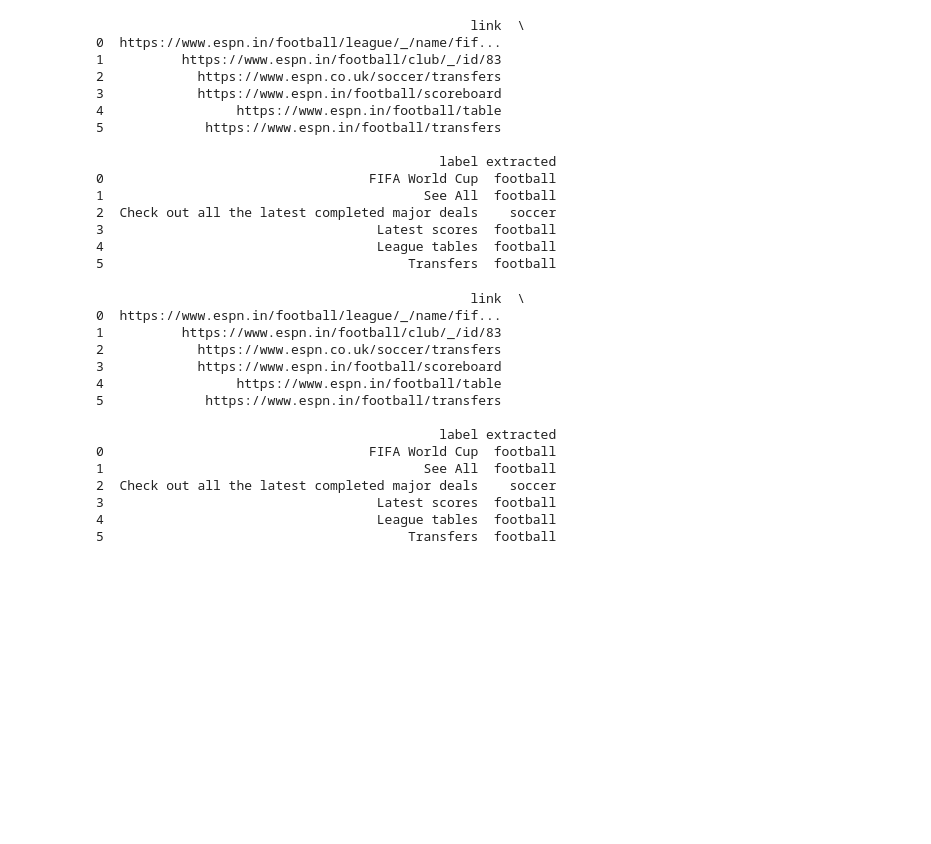
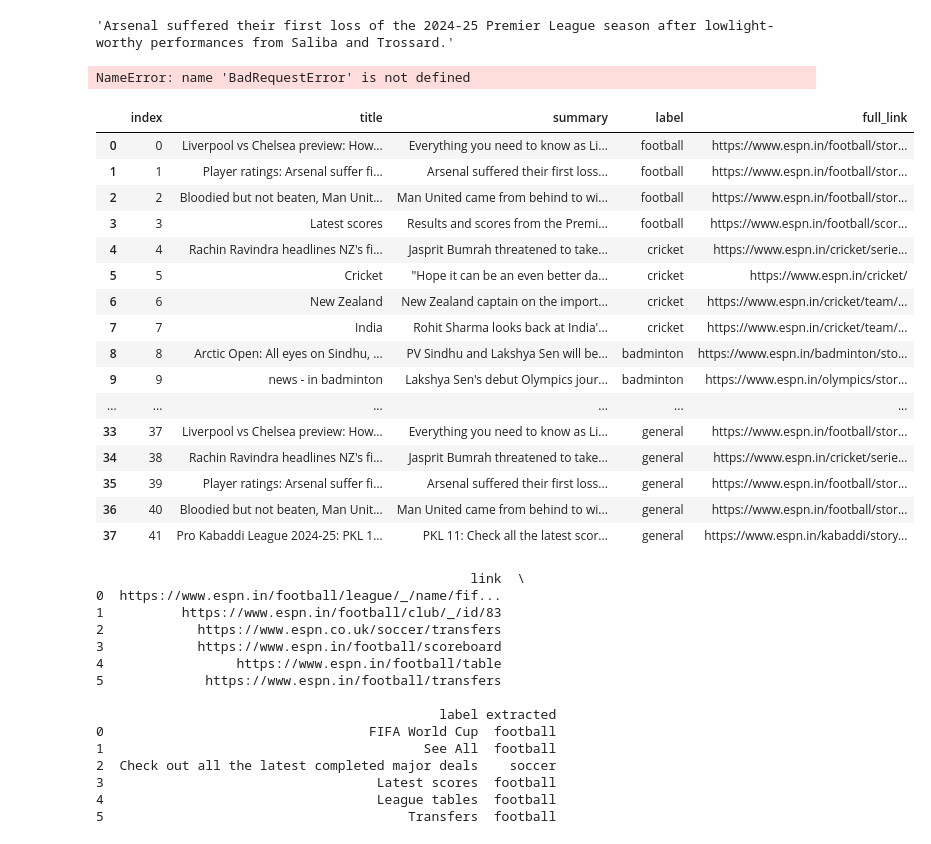
Before and after one commit to aathikm/webScrapingNewsUsingLLM, a Jupyter notebook: practice.ipynb, the cells around one changed output. Drawn from its saved outputs; the diff is of its cells as text; code cells hidden in the pictures; blank space fills up the shorter version.

```diff
--- a/practice.ipynb
+++ b/practice.ipynb
@@ -6,0 +312,2 @@ from web_scraping_news import WebScrappingDataGeneration
+# %%
+filtered_req_df["scrappe_news2"] = filtered_req_df["full_link"].apply(scrape_article)
@@ -6,0 +334,37 @@ from web_scraping_news import WebScrappingDataGeneration
+# %%
+filtered_req_df["scrapped_news1"][1]
+# %% [output]
+'Arsenal suffered their first loss of the 2024-25 Premier League season after lowlight-worthy performances from Saliba and Trossard.'
+# %%
+def create_scraped_news_with_error_handling(link):
+    try:
+        # Call your original scraping function (or LLM call)
+        return create_scraped_news(link)  # Assuming this is your existing function
+    except BadRequestError as e:
+        print(f"BadRequestError for link {link}: {e}")
+        return None  # Return None or some default value if an error occurs
+
+# Apply the modified function with error handling
+filtered_req_df["scrapped_news"] = filtered_req_df["full_link"].apply(create_scraped_news_with_error_handling)
+# %% [output]
+NameError: name 'BadRequestError' is not defined
+# %%
+filtered_req_df
+# %% [output]
+|  | index | title | summary | label | full_link |
+| 0 | 0 | Liverpool vs Chelsea preview: How... | Everything you need to know as Li... | football | https://www.espn.in/football/stor... |
+| 1 | 1 | Player ratings: Arsenal suffer fi... | Arsenal suffered their first loss... | football | https://www.espn.in/football/stor... |
+| 2 | 2 | Bloodied but not beaten, Man Unit... | Man United came from behind to wi... | football | https://www.espn.in/football/stor... |
+| 3 | 3 | Latest scores | Results and scores from the Premi... | football | https://www.espn.in/football/scor... |
+| 4 | 4 | Rachin Ravindra headlines NZ's fi... | Jasprit Bumrah threatened to take... | cricket | https://www.espn.in/cricket/serie... |
+| 5 | 5 | Cricket | "Hope it can be an even better da... | cricket | https://www.espn.in/cricket/ |
+| 6 | 6 | New Zealand | New Zealand captain on the import... | cricket | https://www.espn.in/cricket/team/... |
+| 7 | 7 | India | Rohit Sharma looks back at India'... | cricket | https://www.espn.in/cricket/team/... |
+| 8 | 8 | Arctic Open: All eyes on Sindhu, ... | PV Sindhu and Lakshya Sen will be... | badminton | https://www.espn.in/badminton/sto... |
+| 9 | 9 | news - in badminton | Lakshya Sen's debut Olympics jour... | badminton | https://www.espn.in/olympics/stor... |
+| ... | ... | ... | ... | ... | ... |
+| 33 | 37 | Liverpool vs Chelsea preview: How... | Everything you need to know as Li... | general | https://www.espn.in/football/stor... |
+| 34 | 38 | Rachin Ravindra headlines NZ's fi... | Jasprit Bumrah threatened to take... | general | https://www.espn.in/cricket/serie... |
+| 35 | 39 | Player ratings: Arsenal suffer fi... | Arsenal suffered their first loss... | general | https://www.espn.in/football/stor... |
+| 36 | 40 | Bloodied but not beaten, Man Unit... | Man United came from behind to wi... | general | https://www.espn.in/football/stor... |
+| 37 | 41 | Pro Kabaddi League 2024-25: PKL 1... | PKL 11: Check all the latest scor... | general | https://www.espn.in/kabaddi/story... |
@@ -7,25 +402,7 @@ from web_scraping_news import WebScrappingDataGeneration
 # %%
-url = "https://www.espn.in/football/"
-keywords = ["football", "soccer"]
-data = WebScrappingDataGeneration(url, keywords=keywords).scrap_data()
-data = pd.DataFrame(data)
-print(data)
+# data = WebScrappingDataGeneration(url, keywords=keywords).scrap_data()
+# data = pd.DataFrame(data)
+# print(data)
-# %% [output]
-                                                link  \
-0  https://www.espn.in/football/league/_/name/fif...
-1          https://www.espn.in/football/club/_/id/83
-2            https://www.espn.co.uk/soccer/transfers
-3            https://www.espn.in/football/scoreboard
-4                 https://www.espn.in/football/table
-5             https://www.espn.in/football/transfers
-
-                                            label extracted
-0                                  FIFA World Cup  football
-1                                         See All  football
-2  Check out all the latest completed major deals    soccer
-3                                   Latest scores  football
-4                                   League tables  football
-5                                       Transfers  football
 # %%
 from web_scraping_news import ScrapData
 # %% [output]
```
Also changed, not shown: parts of 19 cells of this notebook, 4 other files.
